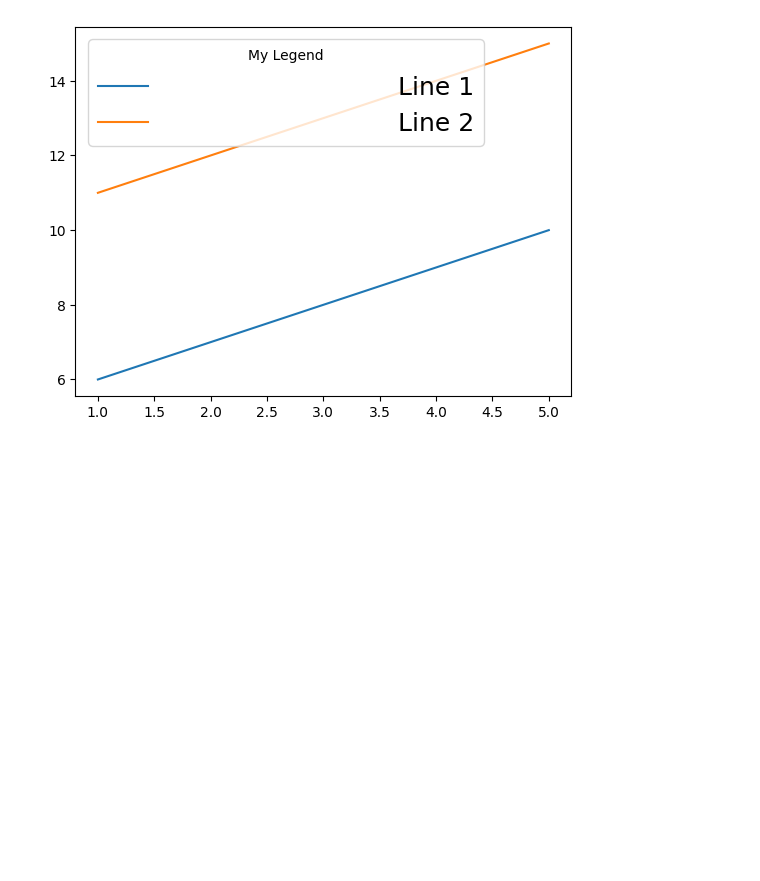
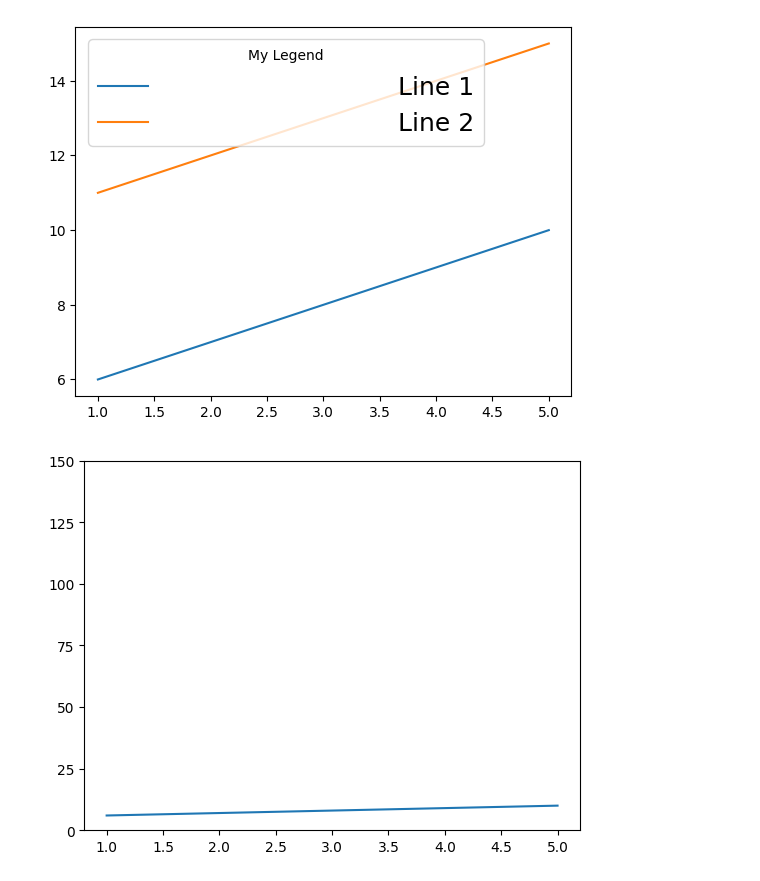
Before and after one commit to dbsalazarr/converter-ad-da, a Jupyter notebook: graphic_functions.ipynb, the cells around one changed output. Cells and saved outputs as stored; diff of their text form; code cells hidden in the pictures; blank space fills up the shorter version.

```diff
--- a/graphic_functions.ipynb
+++ b/graphic_functions.ipynb
@@ -350,3 +353,25 @@ ax.legend(loc="upper left", prop={'size': 18}, title="My Legend", handletextpad=
 plt.show()
 # %% [output]
 [figure]
+# %%
+import matplotlib.pyplot as plt
+
+# Create a figure and an axes
+fig, ax = plt.subplots()
+
+# Plot some data
+ax.plot([1, 2, 3, 4, 5], [6, 7, 8, 9, 10])
+
+# Set the ylim
+ax.set_ylim(0, 150)
+
+# Set the yticks
+ax.set_yticks(np.arange(0, 175, 25))
+
+# Set the yticklabels
+ax.set_yticklabels(["0", "25", "50", "75", "100", "125", "150"])
+
+# Show the plot
+plt.show()
+# %% [output]
+[figure, added]
```
Also changed, not shown: parts of 2 cells of this notebook.
